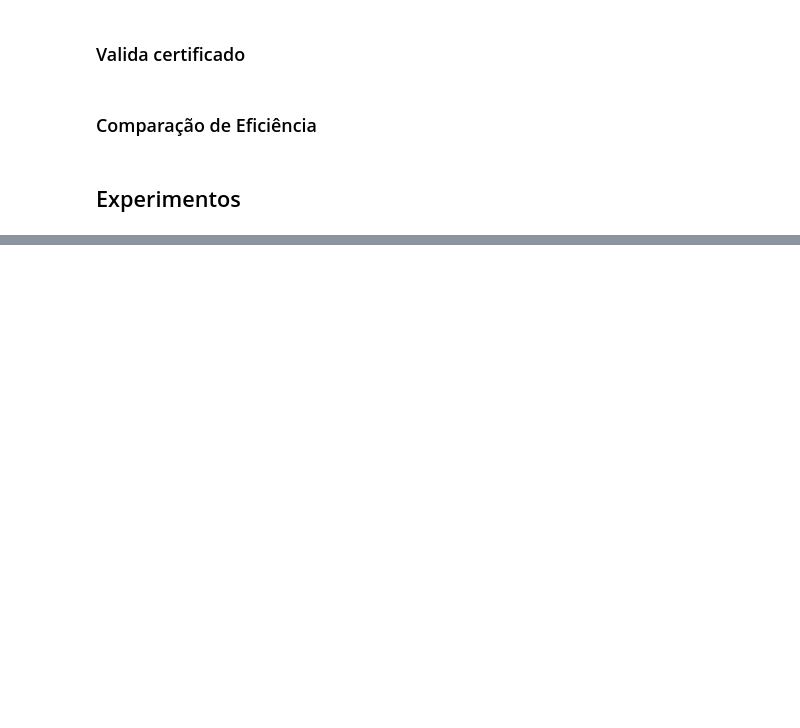
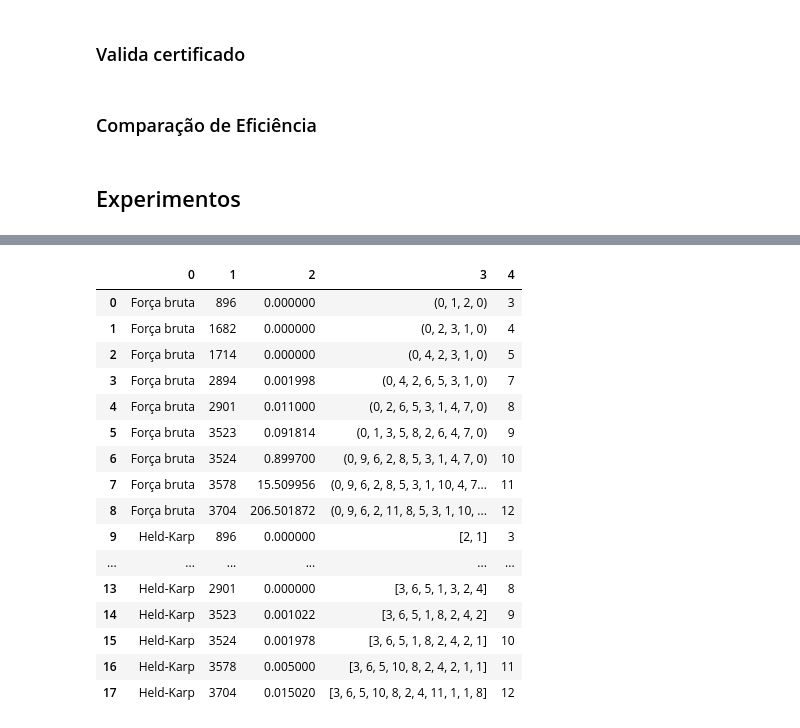
Before and after one commit to jorgenery/ufba-mestrado, a Jupyter notebook: ic0004_trabalho_02.ipynb, the cells around one changed output, grey strips where cells are left out. Saved outputs shown, nothing was run; the diff lists cells and outputs as text; code cells hidden in the pictures; blank space fills up the shorter version.

```diff
--- a/ic0004_trabalho_02.ipynb
+++ b/ic0004_trabalho_02.ipynb
@@ -256,0 +322,21 @@ matriz_resultados[0]
+# %%
+df = pd.DataFrame(matriz_resultados)
+df
+# %% [output]
+|  | 0 | 1 | 2 | 3 | 4 |
+| 0 | Força bruta | 896 | 0.000000 | (0, 1, 2, 0) | 3 |
+| 1 | Força bruta | 1682 | 0.000000 | (0, 2, 3, 1, 0) | 4 |
+| 2 | Força bruta | 1714 | 0.000000 | (0, 4, 2, 3, 1, 0) | 5 |
+| 3 | Força bruta | 2894 | 0.001998 | (0, 4, 2, 6, 5, 3, 1, 0) | 7 |
+| 4 | Força bruta | 2901 | 0.011000 | (0, 2, 6, 5, 3, 1, 4, 7, 0) | 8 |
+| 5 | Força bruta | 3523 | 0.091814 | (0, 1, 3, 5, 8, 2, 6, 4, 7, 0) | 9 |
+| 6 | Força bruta | 3524 | 0.899700 | (0, 9, 6, 2, 8, 5, 3, 1, 4, 7, 0) | 10 |
+| 7 | Força bruta | 3578 | 15.509956 | (0, 9, 6, 2, 8, 5, 3, 1, 10, 4, 7... | 11 |
+| 8 | Força bruta | 3704 | 206.501872 | (0, 9, 6, 2, 11, 8, 5, 3, 1, 10, ... | 12 |
+| 9 | Held-Karp | 896 | 0.000000 | [2, 1] | 3 |
+| ... | ... | ... | ... | ... | ... |
+| 13 | Held-Karp | 2901 | 0.000000 | [3, 6, 5, 1, 3, 2, 4] | 8 |
+| 14 | Held-Karp | 3523 | 0.001022 | [3, 6, 5, 1, 8, 2, 4, 2] | 9 |
+| 15 | Held-Karp | 3524 | 0.001978 | [3, 6, 5, 1, 8, 2, 4, 2, 1] | 10 |
+| 16 | Held-Karp | 3578 | 0.005000 | [3, 6, 5, 10, 8, 2, 4, 2, 1, 1] | 11 |
+| 17 | Held-Karp | 3704 | 0.015020 | [3, 6, 5, 10, 8, 2, 4, 11, 1, 1, 8] | 12 |
```
Also changed, not shown: parts of 10 cells of this notebook.
